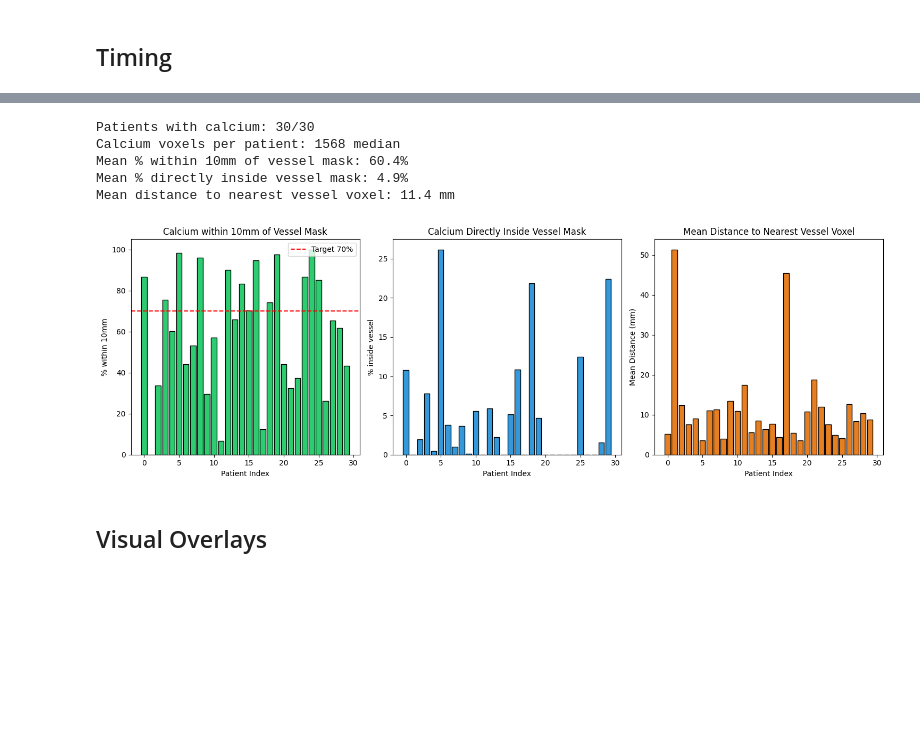
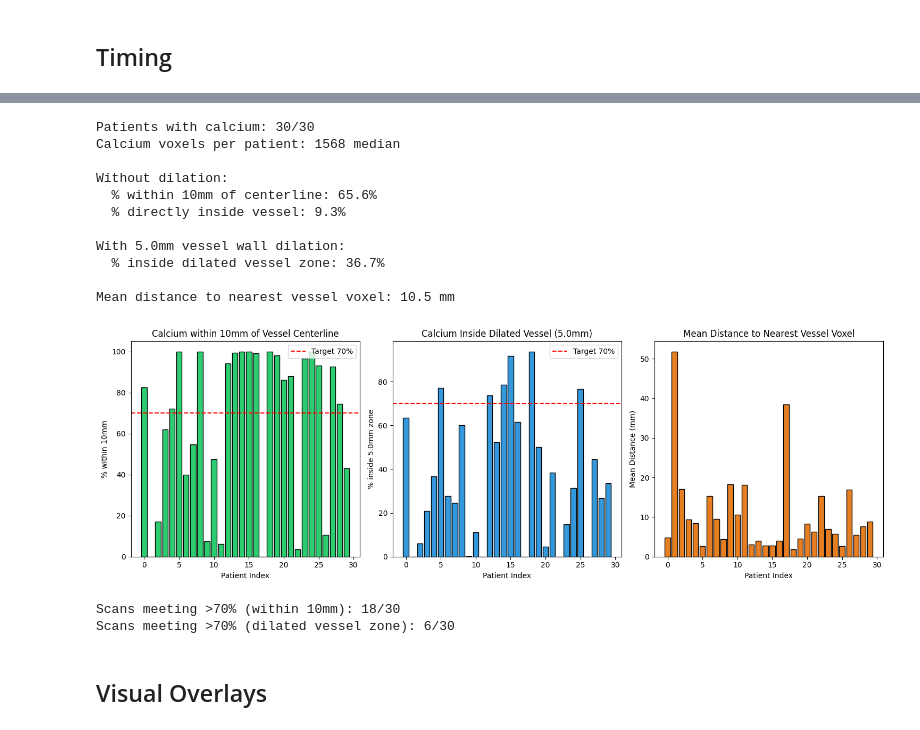
Before and after one commit to Shreychit/gsoc-ml4sci-prediCT-eval-task-shreyaschitransh, a Jupyter notebook: notebooks/01_atlas_registration.ipynb, the cells around one changed output, grey strips where cells are left out. Drawn from its saved outputs; the diff is of its cells as text; code cells hidden in the pictures; blank space fills up the shorter version.

```diff
--- a/notebooks/01_atlas_registration.ipynb
+++ b/notebooks/01_atlas_registration.ipynb
@@ -27,6 +26,8 @@ SPLIT_FILE = Path("../results/common_task/split.json")
 RESULTS = Path("../results/specific_task_3")
 RESULTS.mkdir(parents=True, exist_ok=True)
 
+VESSEL_DILATION_MM = 5.0
+
 with open(SPLIT_FILE) as f:
     split = json.load(f)
 # %% [markdown]
@@ -347,7 +409,10 @@ for pid in transformed_vessels:
     mask_arr = sitk.GetArrayFromImage(fixed_mask_img)
     spacing = np.array(fixed_img.GetSpacing()[::-1])
 
-    metrics = validate_calcium_in_vessels(ct_arr, mask_arr, transformed_vessels[pid], spacing)
+    metrics = validate_calcium_in_vessels(
+        ct_arr, mask_arr, transformed_vessels[pid], spacing,
+        dilation_mm=VESSEL_DILATION_MM
+    )
     metrics["patient_id"] = pid
     validation.append(metrics)
 
@@ -358,44 +423,62 @@ has_calcium = df_val[df_val["n_calcium_voxels"] > 0]
 print(f"Patients with calcium: {len(has_calcium)}/{len(df_val)}")
 if len(has_calcium) > 0:
     print(f"Calcium voxels per patient: {has_calcium['n_calcium_voxels'].median():.0f} median")
-    print(f"Mean % within 10mm of vessel mask: {has_calcium['pct_within_10mm'].mean():.1f}%")
-    print(f"Mean % directly inside vessel mask: {has_calcium['pct_in_vessel'].mean():.1f}%")
-    print(f"Mean distance to nearest vessel voxel: {has_calcium['mean_dist_mm'].mean():.1f} mm")
+    print(f"\nWithout dilation:")
+    print(f"  % within 10mm of centerline: {has_calcium['pct_within_10mm'].mean():.1f}%")
+    print(f"  % directly inside vessel: {has_calcium['pct_in_vessel'].mean():.1f}%")
+    print(f"\nWith {VESSEL_DILATION_MM}mm vessel wall dilation:")
+    print(f"  % inside dilated vessel zone: {has_calcium['pct_in_dilated'].mean():.1f}%")
+    print(f"\nMean distance to nearest vessel voxel: {has_calcium['mean_dist_mm'].mean():.1f} mm")
 # %% [output]
 Patients with calcium: 30/30
 Calcium voxels per patient: 1568 median
-Mean % within 10mm of vessel mask: 60.4%
-Mean % directly inside vessel mask: 4.9%
-Mean distance to nearest vessel voxel: 11.4 mm
+
+Without dilation:
+  % within 10mm of centerline: 65.6%
+  % directly inside vessel: 9.3%
+
+With 5.0mm vessel wall dilation:
+  % inside dilated vessel zone: 36.7%
+
+Mean distance to nearest vessel voxel: 10.5 mm
 # %%
 if len(has_calcium) > 0:
     fig, axes = plt.subplots(1, 3, figsize=(15, 5))
 
     axes[0].bar(range(len(has_calcium)), has_calcium["pct_within_10mm"].values,
                 color="#2ecc71", edgecolor="black")
     axes[0].axhline(70, color="red", linestyle="--", label="Target 70%")
     axes[0].set_ylabel("% within 10mm")
-    axes[0].set_title("Calcium within 10mm of Vessel Mask")
+    axes[0].set_title("Calcium within 10mm of Vessel Centerline")
     axes[0].set_xlabel("Patient Index")
     axes[0].legend()
 
-    axes[1].bar(range(len(has_calcium)), has_calcium["pct_in_vessel"].values,
+    axes[1].bar(range(len(has_calcium)), has_calcium["pct_in_dilated"].values,
                 color="#3498db", edgecolor="black")
-    axes[1].set_ylabel("% inside vessel")
-    axes[1].set_title("Calcium Directly Inside Vessel Mask")
+    axes[1].axhline(70, color="red", linestyle="--", label="Target 70%")
+    axes[1].set_ylabel(f"% inside {VESSEL_DILATION_MM}mm zone")
+    axes[1].set_title(f"Calcium Inside Dilated Vessel ({VESSEL_DILATION_MM}mm)")
     axes[1].set_xlabel("Patient Index")
+    axes[1].legend()
 
     axes[2].bar(range(len(has_calcium)), has_calcium["mean_dist_mm"].values,
                 color="#e67e22", edgecolor="black")
     axes[2].set_ylabel("Mean Distance (mm)")
     axes[2].set_title("Mean Distance to Nearest Vessel Voxel")
     axes[2].set_xlabel("Patient Index")
 
     fig.tight_layout()
     fig.savefig(RESULTS / "calcium_validation.png", dpi=150, bbox_inches="tight")
     plt.show()
+
+    target_10mm = (has_calcium["pct_within_10mm"] >= 70).sum()
+    target_dilated = (has_calcium["pct_in_dilated"] >= 70).sum()
+    print(f"\nScans meeting >70% (within 10mm): {target_10mm}/{len(has_calcium)}")
+    print(f"Scans meeting >70% (dilated vessel zone): {target_dilated}/{len(has_calcium)}")
 # %% [output]
-[figure, old version]
+[figure, new version]
+Scans meeting >70% (within 10mm): 18/30
+Scans meeting >70% (dilated vessel zone): 6/30
 # %% [markdown]
 ## Visual Overlays
 # %%
```
Also changed, not shown: parts of 15 cells of this notebook, 5 other files.
